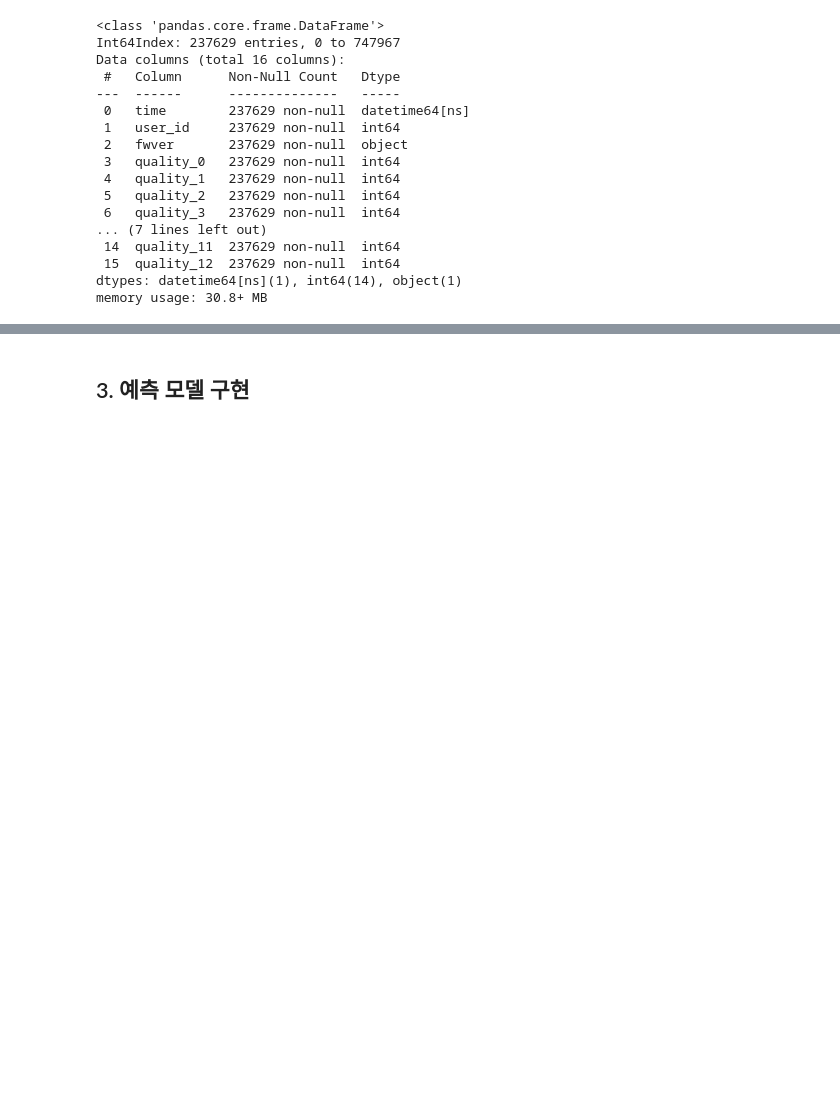
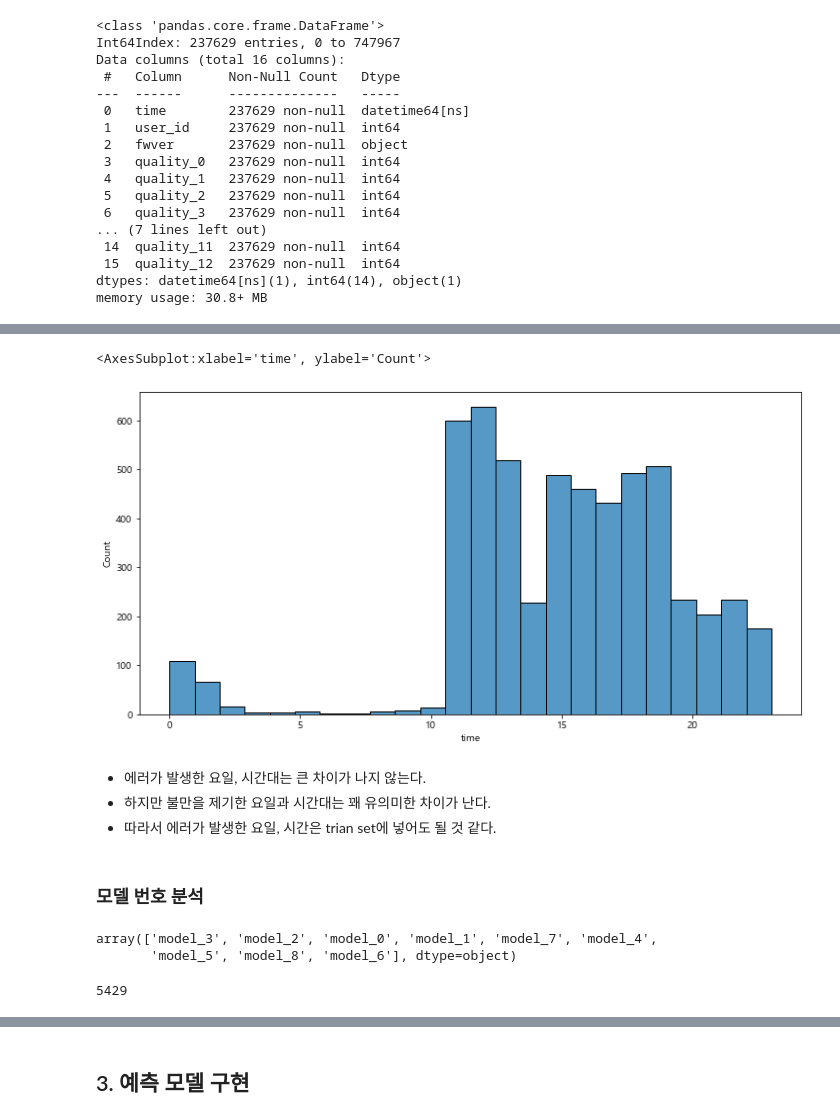
Before and after one commit to LEEHM97/machine-learning-exercises, a Jupyter notebook: 10.DAYCON대회_사용자불편예지/시스템 품질 변화로 인한 사용자 불편 예지.ipynb, the cells around one changed output, grey strips where cells are left out. Drawn from its saved outputs; the diff is of its cells as text; code cells hidden in the pictures; blank space fills up the shorter version.

```diff
--- a/10.DAYCON대회_사용자불편예지/시스템 품질 변화로 인한 사용자 불편 예지.ipynb
+++ b/10.DAYCON대회_사용자불편예지/시스템 품질 변화로 인한 사용자 불편 예지.ipynb
@@ -581,0 +730,17 @@ memory usage: 30.8+ MB
+# %%
+plt.figure(figsize=(12,6))
+sns.histplot(data=train_problem, x=train_problem.time.dt.hour, bins=24)
+# %% [output]
+<AxesSubplot:xlabel='time', ylabel='Count'>
+[figure, added]
+# %% [markdown]
+- 에러가 발생한 요일, 시간대는 큰 차이가 나지 않는다.
+- 하지만 불만을 제기한 요일과 시간대는 꽤 유의미한 차이가 난다.
+- 따라서 에러가 발생한 요일, 시간은 trian set에 넣어도 될 것 같다.
+# %% [markdown]
+### 모델 번호 분석
+# %%
+train_err.model_nm.unique()
+# %% [output]
+array(['model_3', 'model_2', 'model_0', 'model_1', 'model_7', 'model_4',
+       'model_5', 'model_8', 'model_6'], dtype=object)
@@ -581,0 +749,4 @@ memory usage: 30.8+ MB
+# %%
+len(problem_id_list)
+# %% [output]
+5429
```
Also changed, not shown: parts of 42 cells of this notebook.
